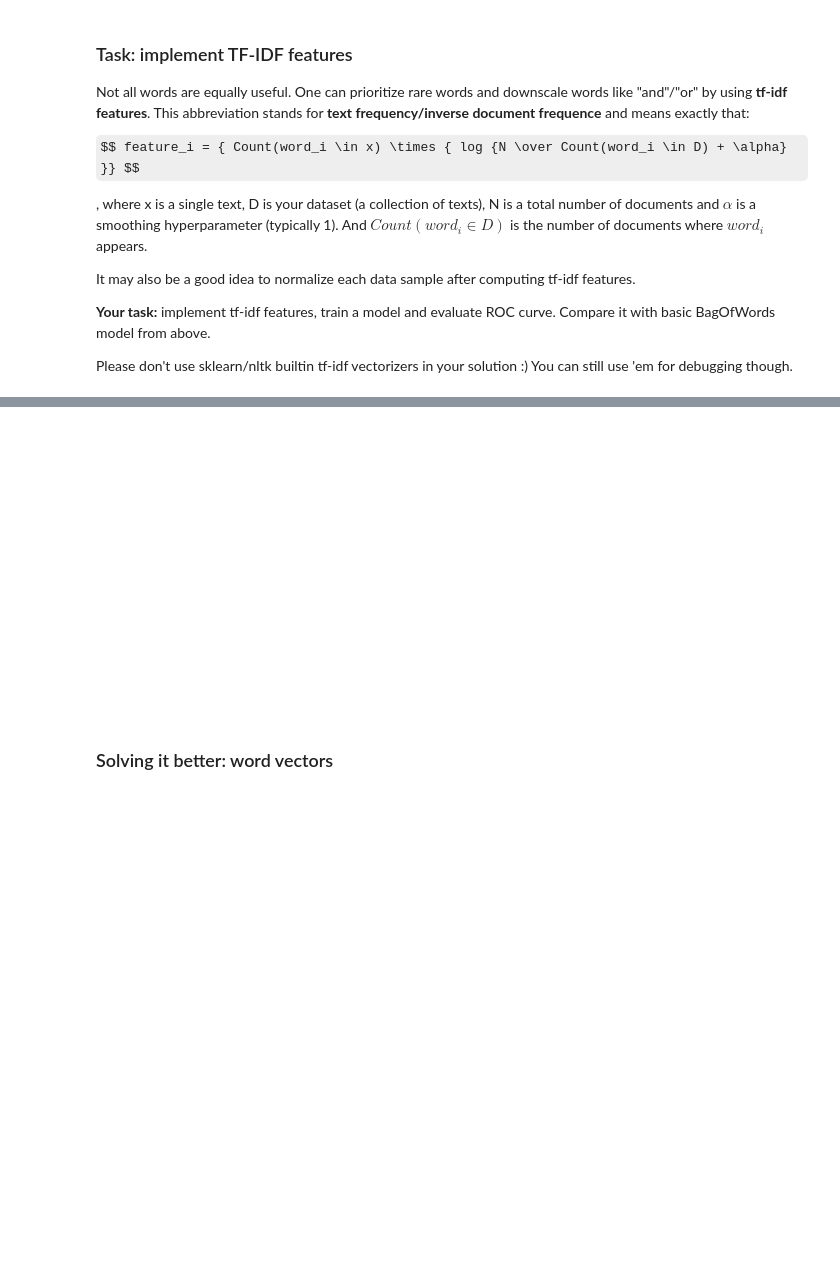
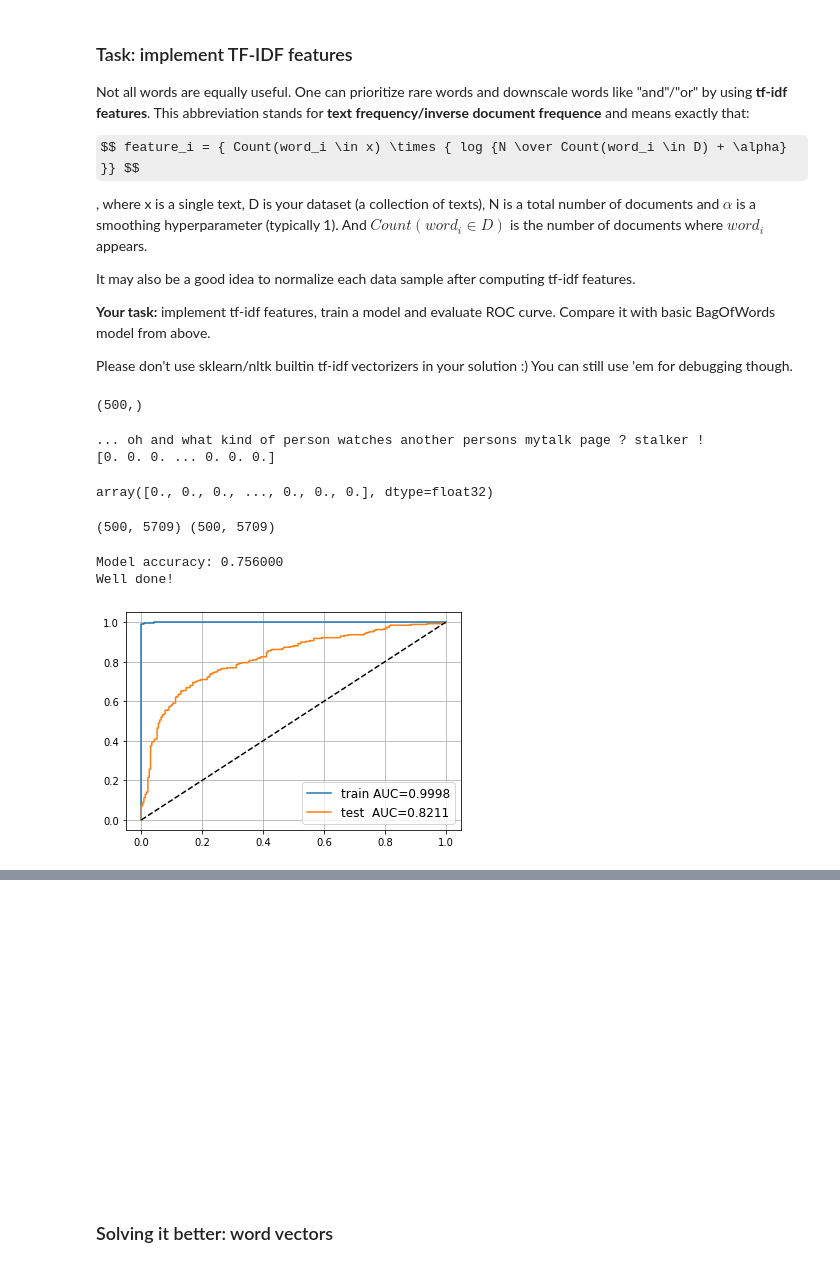
Before and after one commit to ZequnZ/Knowledge-base, a Jupyter notebook: NLP/NLP_courses/yandexdataschool_nlp_course_solutions/w2_homework_part1.ipynb, the cells around one changed output, grey strips where cells are left out. Cells and saved outputs as stored; diff of their text form; code cells hidden in the pictures; some formulas as TeX source; blank space fills up the shorter version.

```diff
--- a/NLP/NLP_courses/yandexdataschool_nlp_course_solutions/w2_homework_part1.ipynb
+++ b/NLP/NLP_courses/yandexdataschool_nlp_course_solutions/w2_homework_part1.ipynb
@@ -347,3 +338,42 @@ It may also be a good idea to normalize each data sample after computing tf-idf
 __Your task:__ implement tf-idf features, train a model and evaluate ROC curve. Compare it with basic BagOfWords model from above.
 
 Please don't use sklearn/nltk builtin tf-idf vectorizers in your solution :) You can still use 'em for debugging though.
+# %%
+texts_train.shape
+# %% [output]
+(500,)
+# %%
+#Still use bow_vocabulary
+
+# create word_count_per_text
+word_count_per_text = []
+word_count_in_doc = Counter()
+for text in texts_train:
+    word_count_per_text.append(Counter(text.split(' ')))
+    word_count_in_doc.update(Counter(set(text.split(' '))))
+
+def text_to_tf_idf(text):
+    a=1
+    """ convert text string to an array of token counts. Use bow_vocabulary. """
+    token = tokenizer.tokenize(text)
+    counter = Counter(token)
+    array = [0]*len(bow_vocabulary)
+    for i, word in enumerate(bow_vocabulary):
+        array[i] = counter[word]*np.log(500/(a+word_count_in_doc[word]))
+
+    return np.array(array, 'float32')
+# %%
+print(texts_train[0])
+print(text_to_bow(texts_train[0]))
+text_to_tf_idf(texts_train[0])
+# %% [output]
+... oh and what kind of person watches another persons mytalk page ? stalker !
+[0. 0. 0. ... 0. 0. 0.]
+array([0., 0., 0., ..., 0., 0., 0.], dtype=float32)
+# %%
+X_train_tf_idf = np.stack(list(map(text_to_tf_idf, texts_train)))
+X_test_tf_idf = np.stack(list(map(text_to_tf_idf, texts_test)))
+
+print(X_train_tf_idf.shape, X_test_tf_idf.shape)
+# %% [output]
+(500, 5709) (500, 5709)
@@ -349,0 +382,21 @@ Please don't use sklearn/nltk builtin tf-idf vectorizers in your solution :) You
+# %%
+for name, X, y, model in [
+    ('train', X_train_tf_idf, y_train, naive_model_tf_idf),
+    ('test ', X_test_tf_idf, y_test, naive_model_tf_idf)
+]:
+    proba = model.predict_scores(X)[:, 1] - model.predict_scores(X)[:, 0]
+    auc = roc_auc_score(y, proba)
+    plt.plot(*roc_curve(y, proba)[:2], label='%s AUC=%.4f' % (name, auc))
+
+plt.plot([0, 1], [0, 1], '--', color='black',)
+plt.legend(fontsize='large')
+plt.grid()
+
+test_accuracy = np.mean(naive_model_tf_idf.predict(X_test_tf_idf) == y_test)
+print(f"Model accuracy: {test_accuracy:.6f}")
+assert test_accuracy > 0.75, "Accuracy too low. There's likely a mistake in the code."
+print("Well done!")
+# %% [output]
+Model accuracy: 0.756000
+Well done!
+[figure, added]
```
Also changed, not shown: parts of 15 cells of this notebook.
